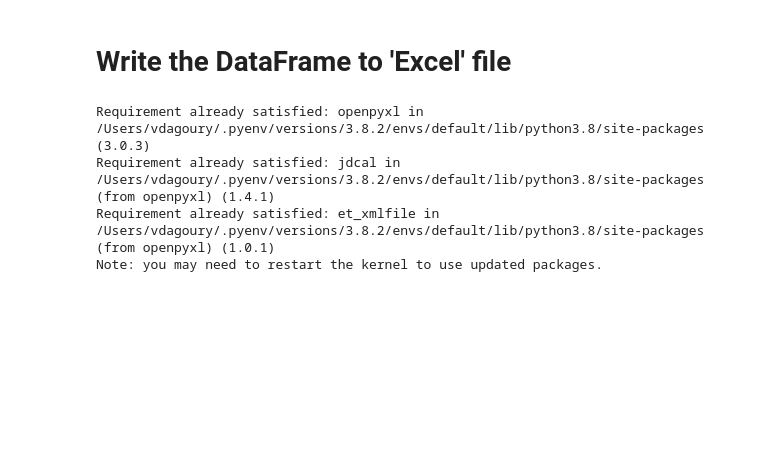
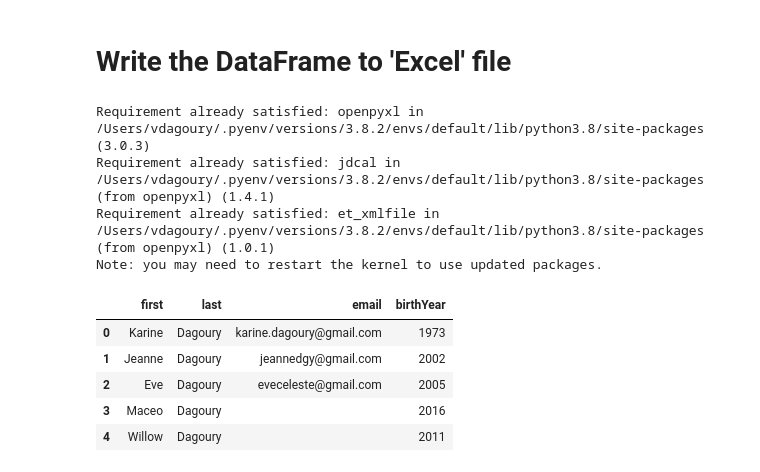
Before and after one commit to vincedgy/python-resources, a Jupyter notebook: _datascience/pandas/sandbox.ipynb, the cells around one changed output. Drawn from its saved outputs; the diff is of its cells as text; code cells hidden in the pictures; blank space fills up the shorter version.

```diff
--- a/_datascience/pandas/sandbox.ipynb
+++ b/_datascience/pandas/sandbox.ipynb
@@ -327,3 +327,12 @@ Note: you may need to restart the kernel to use updated packages.
 # %%
 import openpyxl
 df.to_excel('output.xlsx', sheet_name='data')
+# %%
+df.head()
+# %% [output]
+|  | first | last | email | birthYear |
+| 0 | Karine | Dagoury | karine.dagoury@gmail.com | 1973 |
+| 1 | Jeanne | Dagoury | jeannedgy@gmail.com | 2002 |
+| 2 | Eve | Dagoury | eveceleste@gmail.com | 2005 |
+| 3 | Maceo | Dagoury |  | 2016 |
+| 4 | Willow | Dagoury |  | 2011 |
```
Also changed, not shown: 10 other files.
